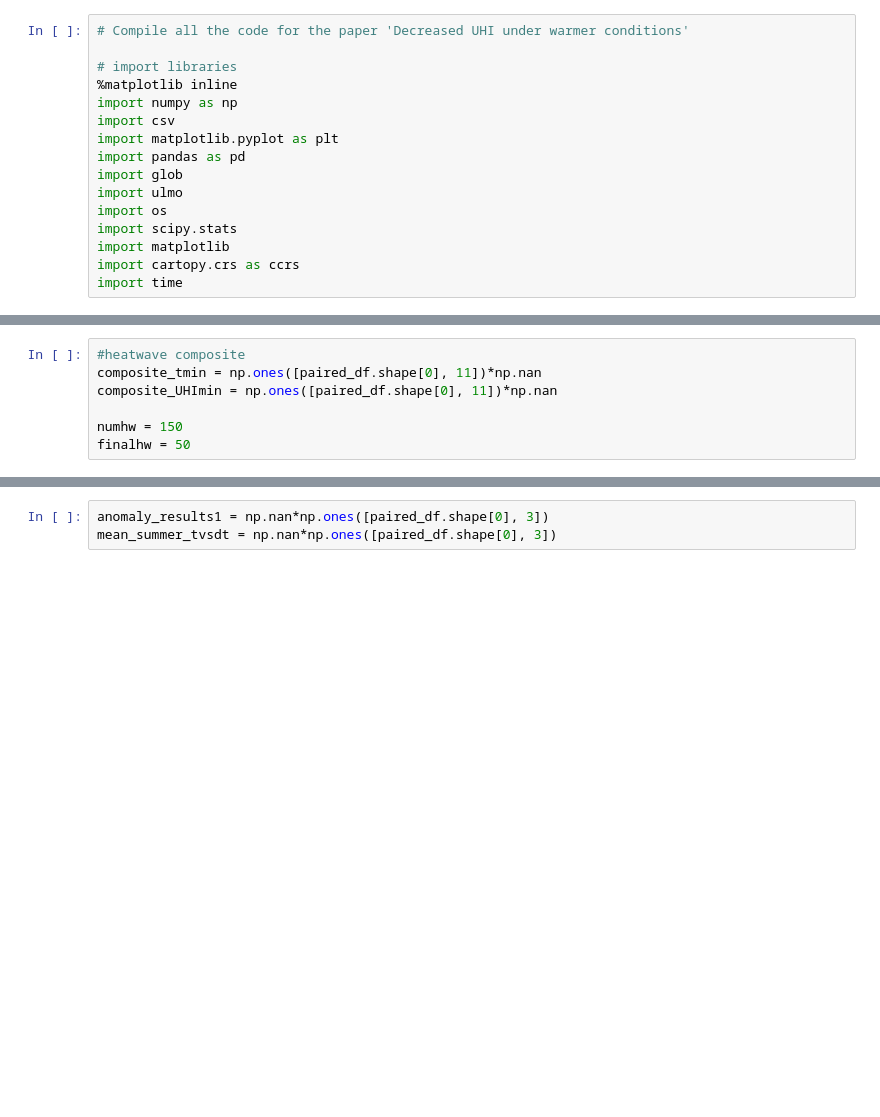
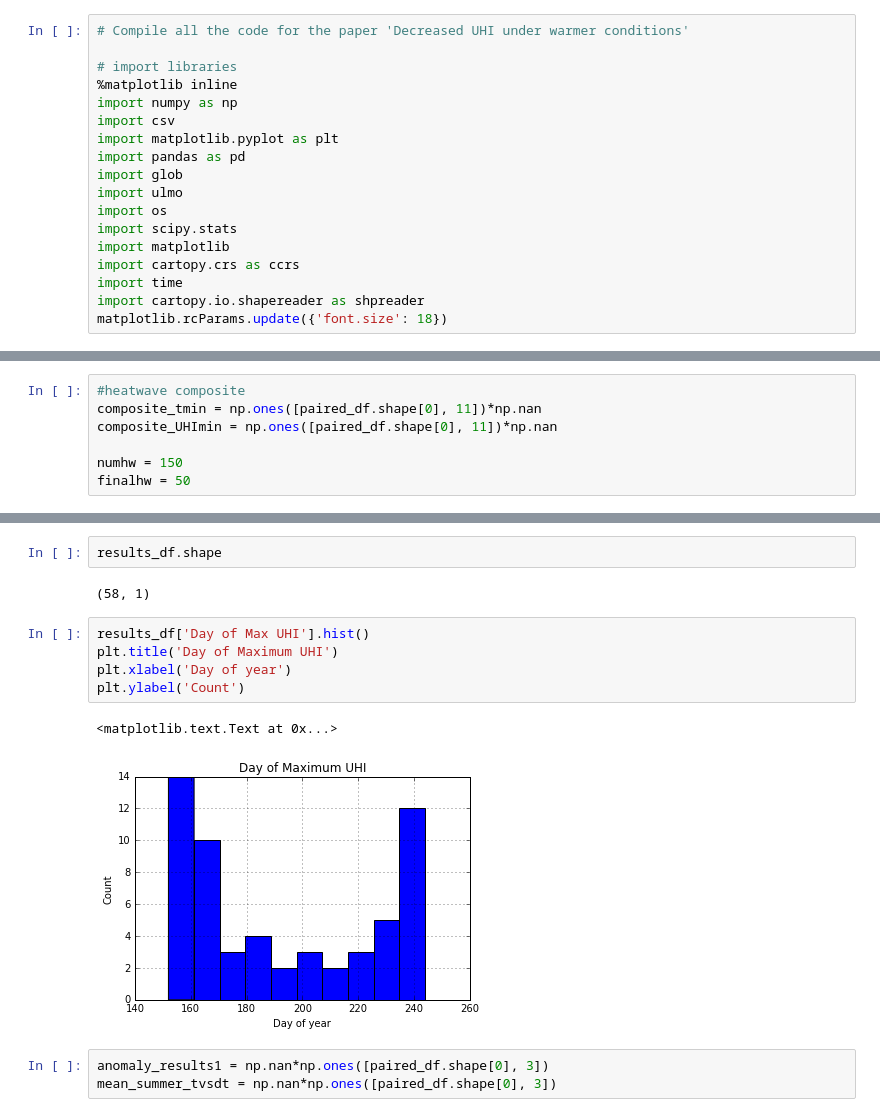
Before and after one commit to gottscott/heat, a Jupyter notebook: PaperFigures.ipynb, the cells around one changed output, grey strips where cells are left out. Saved outputs shown, nothing was run; the diff lists cells and outputs as text; blank space fills up the shorter version.

```diff
--- a/PaperFigures.ipynb
+++ b/PaperFigures.ipynb
@@ -14,3 +14,5 @@ import scipy.stats
 import matplotlib
 import cartopy.crs as ccrs
 import time
+import cartopy.io.shapereader as shpreader
+matplotlib.rcParams.update({'font.size': 18})
@@ -629,3 +667,15 @@ i
+# %%
+results_df.shape
+# %% [output]
+(58, 1)
+# %%
+results_df['Day of Max UHI'].hist()
+plt.title('Day of Maximum UHI')
+plt.xlabel('Day of year')
+plt.ylabel('Count')
+# %% [output]
+<matplotlib.text.Text at 0x...>
+[figure, added]
 # %%
 anomaly_results1 = np.nan*np.ones([paired_df.shape[0], 3])
 mean_summer_tvsdt = np.nan*np.ones([paired_df.shape[0], 3])
```
Also changed, not shown: parts of 107 cells of this notebook, 16 other files.
